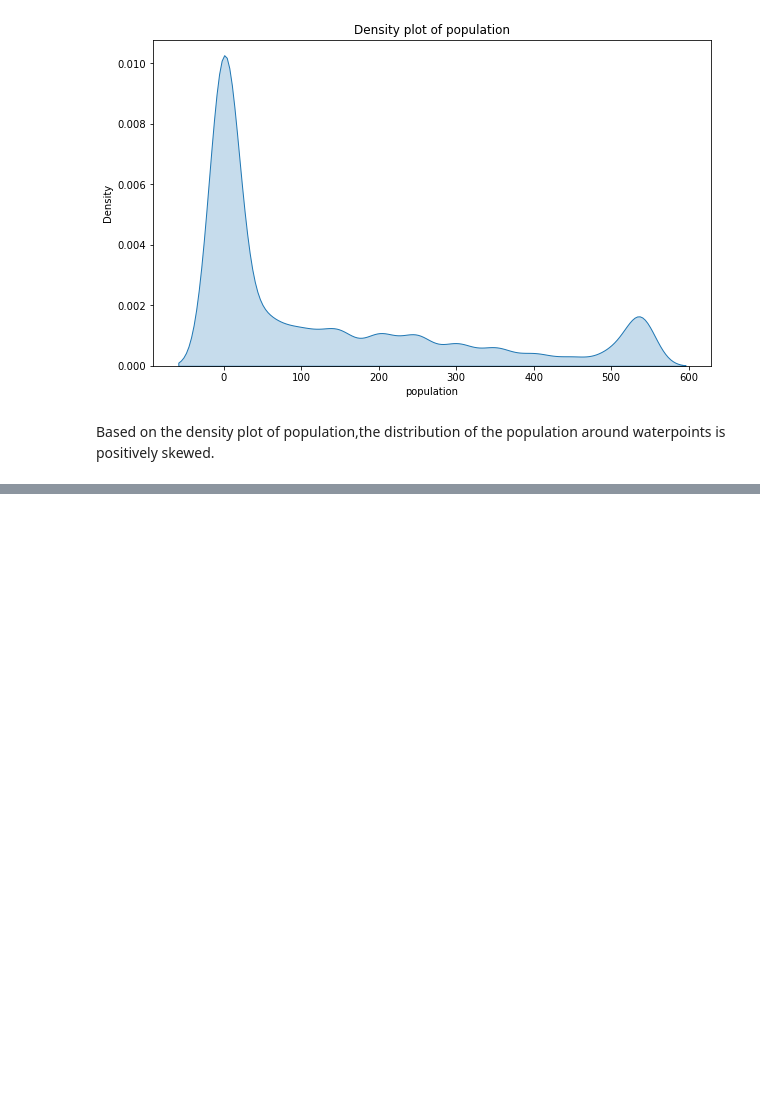
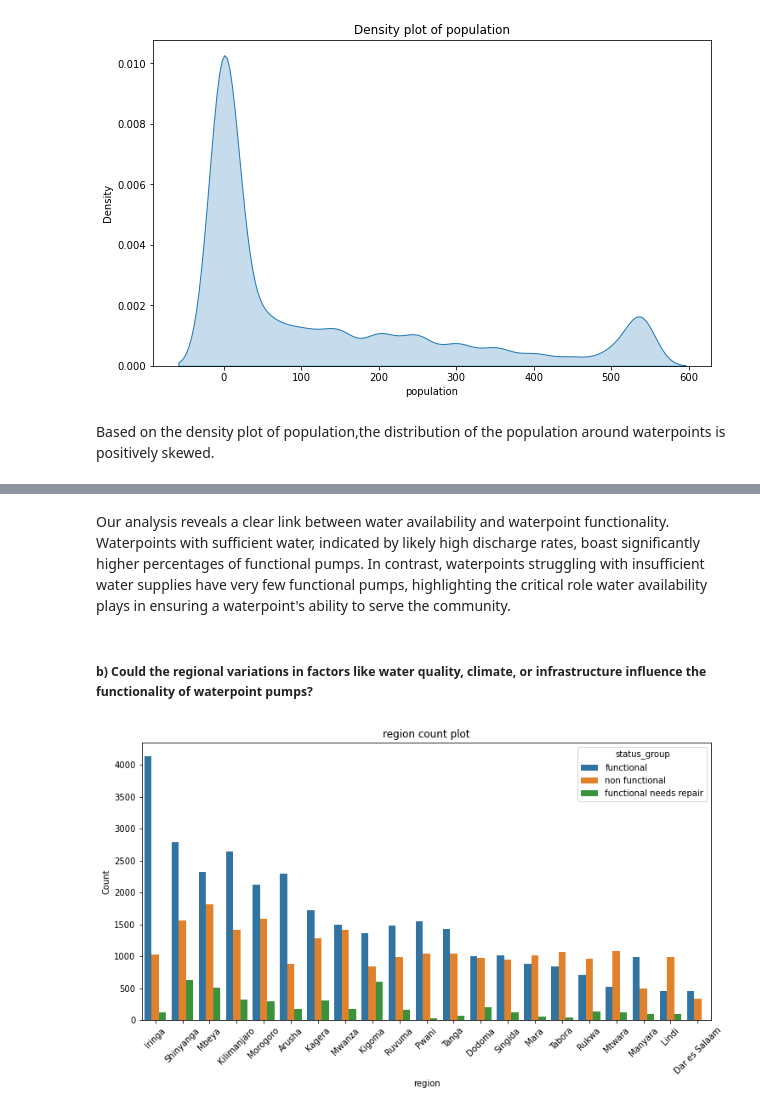
Before and after one commit to Cdasilver29/well-classification-documented, a Jupyter notebook: Technical.ipynb, the cells around one changed output, grey strips where cells are left out. Drawn from its saved outputs; the diff is of its cells as text; code cells hidden in the pictures; blank space fills up the shorter version.

```diff
--- a/Technical.ipynb
+++ b/Technical.ipynb
@@ -1022,0 +1040,8 @@ Based on the density plot of population,the distribution of the population aroun
+# %% [markdown]
+Our analysis reveals a clear link between water availability and waterpoint functionality.  Waterpoints with sufficient water, indicated by likely high discharge rates, boast significantly higher percentages of functional pumps. In contrast, waterpoints struggling with insufficient water supplies have very few functional pumps, highlighting the critical role water availability plays in ensuring a waterpoint's ability to serve the community.
+# %% [markdown]
+##### b) Could the regional variations in factors like water quality, climate, or infrastructure influence the functionality of waterpoint pumps?
+# %%
+count_plot(merged_df, 'region', hue='status_group',palette="bright")
+# %% [output]
+[figure, added]
```
Also changed, not shown: parts of 17 cells of this notebook.
